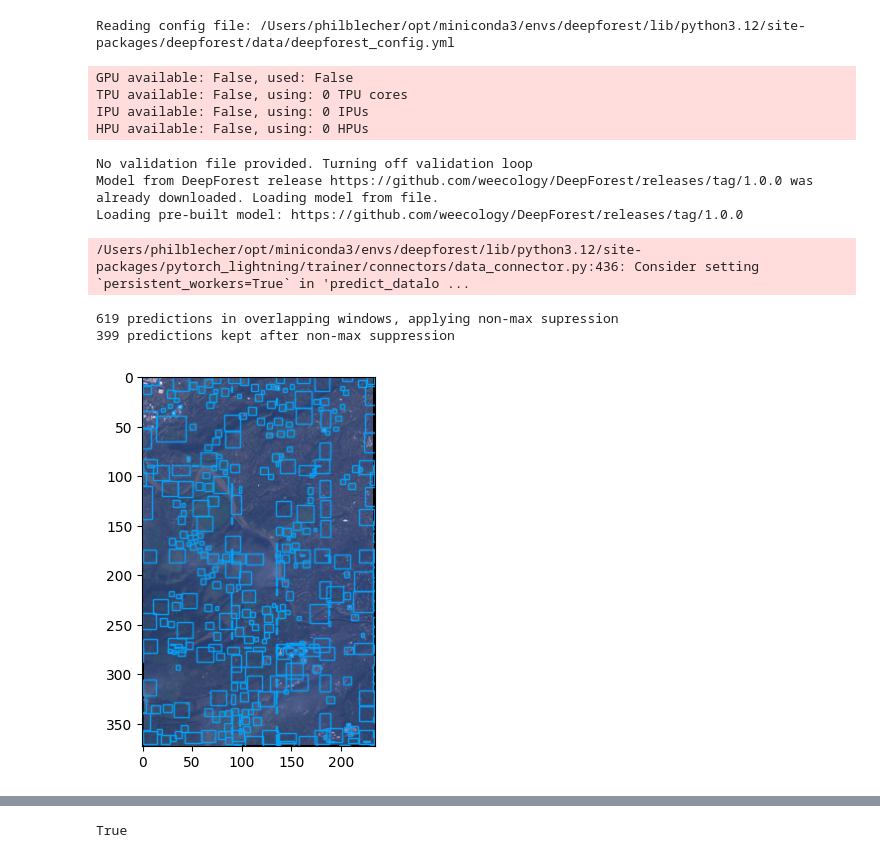
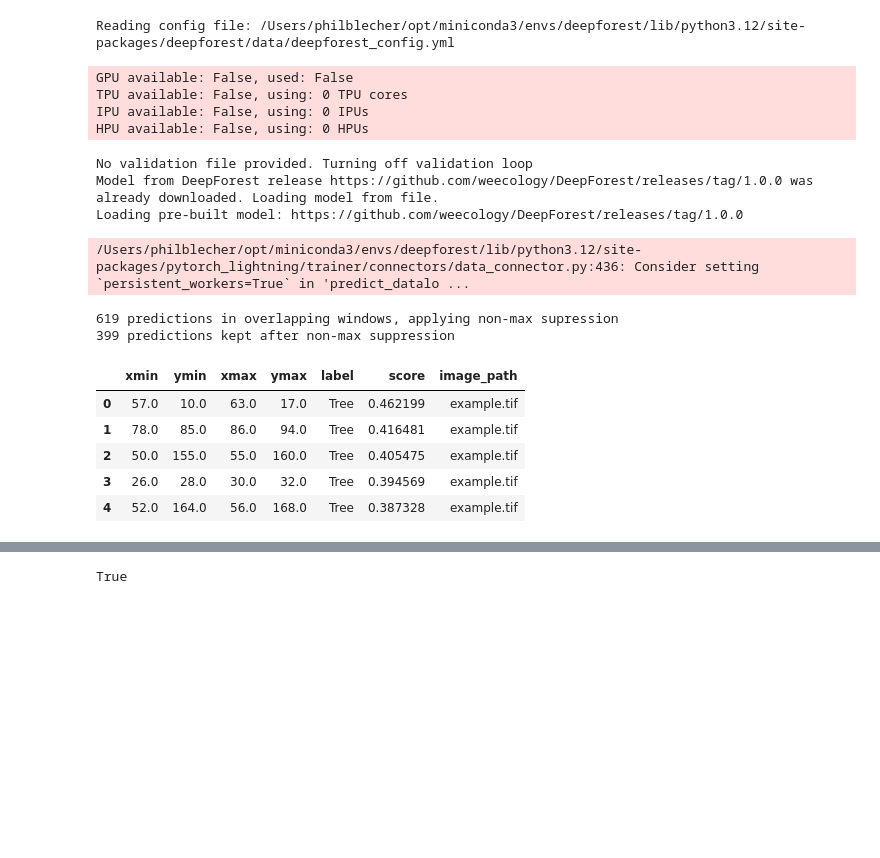
Before and after one commit to pilipb/BioAI, a Jupyter notebook: deepforest_test.ipynb, the cells around one changed output, grey strips where cells are left out. Saved outputs shown, nothing was run; the diff lists cells and outputs as text; code cells hidden in the pictures; blank space fills up the shorter version.

```diff
--- a/deepforest_test.ipynb
+++ b/deepforest_test.ipynb
@@ -10,33 +10,34 @@ import rasterio
 # %%
 model = main.deepforest()
 
 model.use_release()
 
 ## load the image
 # image_path = get_data("OSBS_029.tif")
 # image_path = "/Users/philblecher/Desktop/Github/BioAI/test_imgs/51.png"
 image_path = "/Users/philblecher/Desktop/Github/BioAI/test_imgs/example.tif"
-# 51.457916, -2.637450
-# image = plt.imread(image_path)
-# open tif image
-# plt.imshow(image)
 
 # run the model
-predictions = model.predict_tile(raster_path=image_path, return_plot=True, patch_size=100, patch_overlap=0.1. persistent_workers=True)
-# predictions.head()
-plt.imshow(predictions)
-plt.show()
+predictions = model.predict_tile(raster_path=image_path, return_plot=False, patch_size=100, patch_overlap=0.1)
+predictions.head()
+# plt.imshow(predictions)
+# plt.show()
 # %% [output]
 Reading config file: /Users/philblecher/opt/miniconda3/envs/deepforest/lib/python3.12/site-packages/deepforest/data/deepforest_config.yml
 GPU available: False, used: False
 TPU available: False, using: 0 TPU cores
 IPU available: False, using: 0 IPUs
 HPU available: False, using: 0 HPUs
 No validation file provided. Turning off validation loop
 Model from DeepForest release https://github.com/weecology/DeepForest/releases/tag/1.0.0 was already downloaded. Loading model from file.
 Loading pre-built model: https://github.com/weecology/DeepForest/releases/tag/1.0.0
 /Users/philblecher/opt/miniconda3/envs/deepforest/lib/python3.12/site-packages/pytorch_lightning/trainer/connectors/data_connector.py:436: Consider setting `persistent_workers=True` in 'predict_datalo ...
 619 predictions in overlapping windows, applying non-max supression
 399 predictions kept after non-max suppression
-[figure, removed]
+|  | xmin | ymin | xmax | ymax | label | score | image_path |
+| 0 | 57.0 | 10.0 | 63.0 | 17.0 | Tree | 0.462199 | example.tif |
+| 1 | 78.0 | 85.0 | 86.0 | 94.0 | Tree | 0.416481 | example.tif |
+| 2 | 50.0 | 155.0 | 55.0 | 160.0 | Tree | 0.405475 | example.tif |
+| 3 | 26.0 | 28.0 | 30.0 | 32.0 | Tree | 0.394569 | example.tif |
+| 4 | 52.0 | 164.0 | 56.0 | 168.0 | Tree | 0.387328 | example.tif |
 # %%
```
Also changed, not shown: parts of 3 cells of this notebook.
